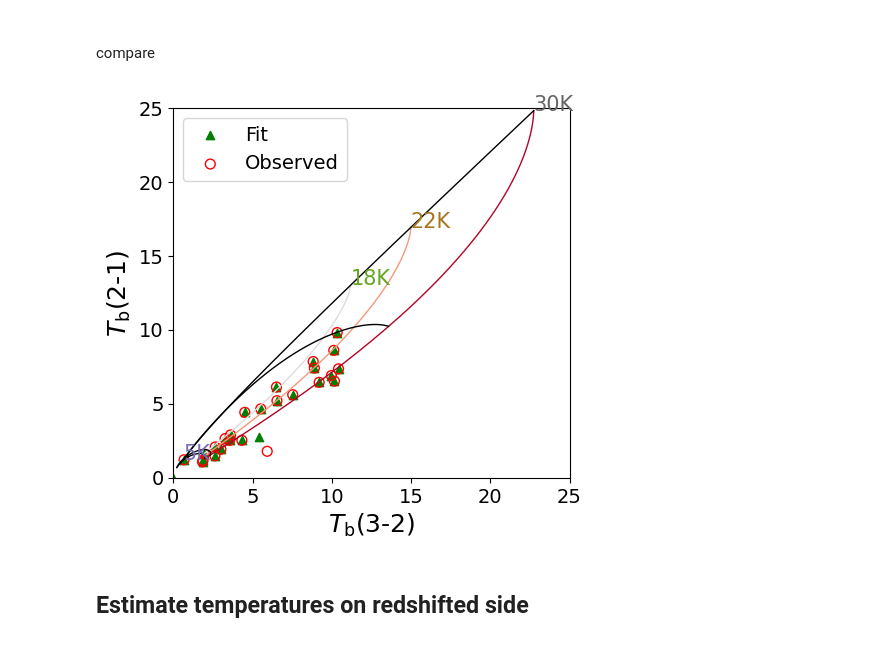
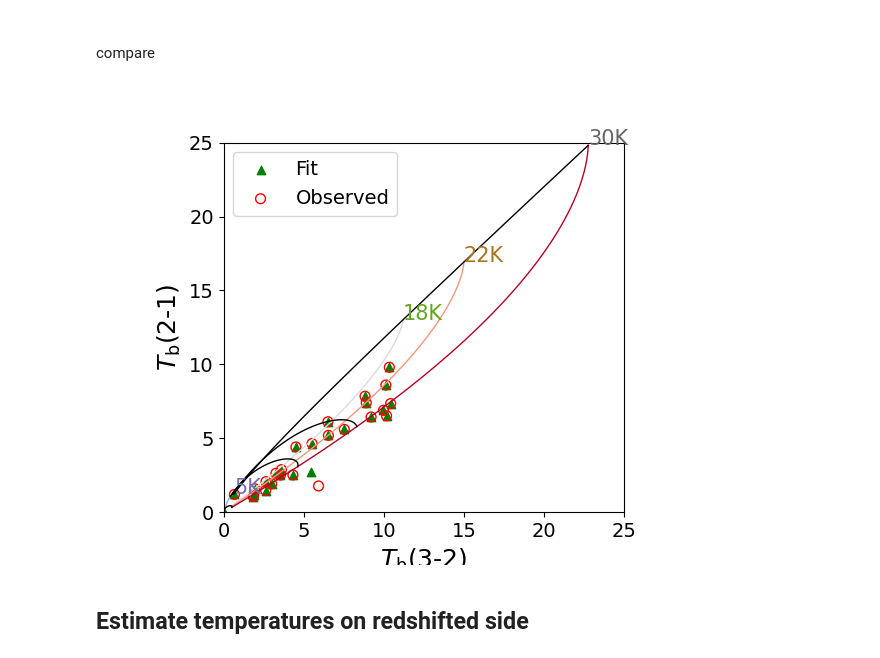
Before and after one commit to mihirtripathi97/LTEAnalysis, a Jupyter notebook: Tb_estimater_pipeline.ipynb, the cells around one changed output. Saved outputs shown, nothing was run; the diff lists cells and outputs as text; code cells hidden in the pictures.

```diff
--- a/Tb_estimater_pipeline.ipynb
+++ b/Tb_estimater_pipeline.ipynb
@@ -14,7 +16,7 @@ import matplotlib.cm as cm
 # for LTE calculation
 line  = 'c18o'
 Xconv = 1e-7
-delv  = 0.5 # km/s
+delv  = 2.0 # km/s
 ilines = [3,2] # Ju
 Ncols = np.array([5.e16, 5.9e16, 5.e17]) # cm^-2
 Texes = np.array([5, 18, 22, 30]) # K
@@ -23,8 +25,8 @@ def cost_function(params, X, Y, model):
 
     # print("printing params", params)
     N, T = params[0]*1e19, params[1]*50
-    X_predicted = model.get_intensity(line = line, Ju = ilines[0], Ncol = N, Tex = T, delv = 0.5, Xconv = Xconv)
-    Y_predicted = model.get_intensity(line = line, Ju = ilines[1], Ncol = N, Tex = T, delv = 0.5, Xconv = Xconv)
+    X_predicted = model.get_intensity(line = line, Ju = ilines[0], Ncol = N, Tex = T, delv = delv, Xconv = Xconv)
+    Y_predicted = model.get_intensity(line = line, Ju = ilines[1], Ncol = N, Tex = T, delv = delv, Xconv = Xconv)
     error = np.sum((X_predicted - X)**2 + (Y_predicted - Y)**2)
 
     return error
@@ -205,31 +207,27 @@ plt.show()
 compare
 # %%
 
-Ncols = np.array([5.e16, 5.9e16, 5.e17, 5.e19]) # cm^-2
+Ncols = np.array([5.e16, 5.e17, 1.e18, 5.e19]) # cm^-2
 Texes = np.array([5, 18, 22, 30]) # K
 
-fig, ax = lte_model.makegrid(line, ilines[0], ilines[1], Texes, Ncols, delv, Xconv=Xconv, lw=1.)
+fig, ax = lte_model.makegrid(line, ilines[0], ilines[1], Texes, Ncols, delv=2.0, Xconv=Xconv, lw=1.)
 ax.set_xlim(0., 25)
 ax.set_ylim(0., 25)
 
 Tb_7_pred_sp_normal_bs = []
 Tb_6_pred_sp_normal_bs = []
 
-
-
 for i in range(len(df_blue_on_pix["R_arcsec"])):
 
     Tb_7_pred_sp_normal_bs.append(lte_model.get_intensity(line = line, Ju = ilines[0], Ncol = df_blue_on_pix["N_col_on_pix"][i], Tex = df_blue_on_pix["T_exe_on_pix"][i], delv = 0.5, Xconv=Xconv))
     Tb_6_pred_sp_normal_bs.append(lte_model.get_intensity(line = line, Ju = ilines[1], Ncol = df_blue_on_pix["N_col_on_pix"][i], Tex = df_blue_on_pix["T_exe_on_pix"][i], delv = 0.5, Xconv=Xconv))
 
-
-
 ax.scatter(Tb_7_pred_sp_normal_bs, Tb_6_pred_sp_normal_bs, color = 'green', marker = '^', label = 'Fit')
 ax.scatter(df_blue_on_pix["Tb_on_pix_b7"], df_blue_on_pix["Tb_on_pix_b6"], color = 'red', marker = 'o', s=50, facecolors='none', edgecolors='r', label = 'Observed')
 plt.legend()
 plt.show()
 # %% [output]
-[figure, old version]
+[figure, new version]
 # %% [markdown]
 ## Estimate temperatures on redshifted side
 # %%
```
Also changed, not shown: parts of 3 cells of this notebook.
